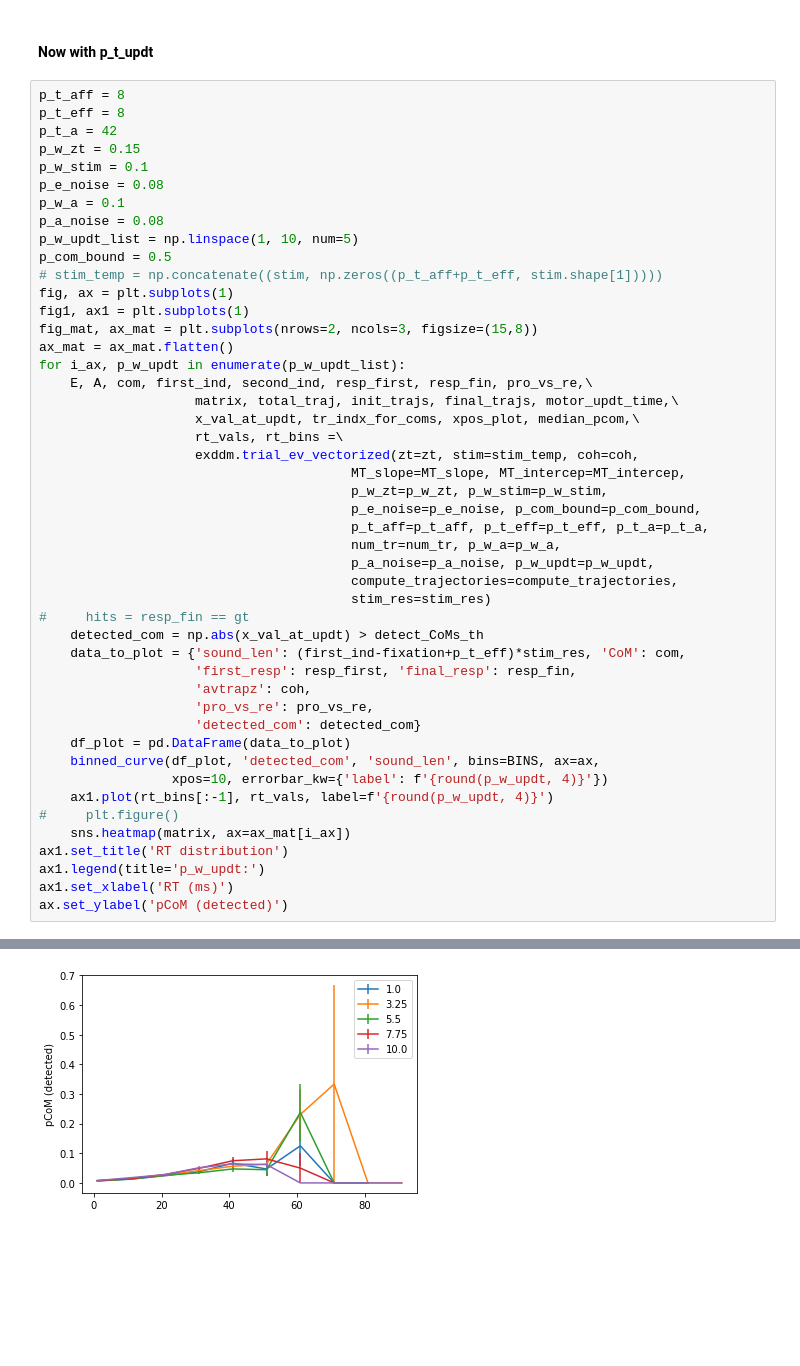
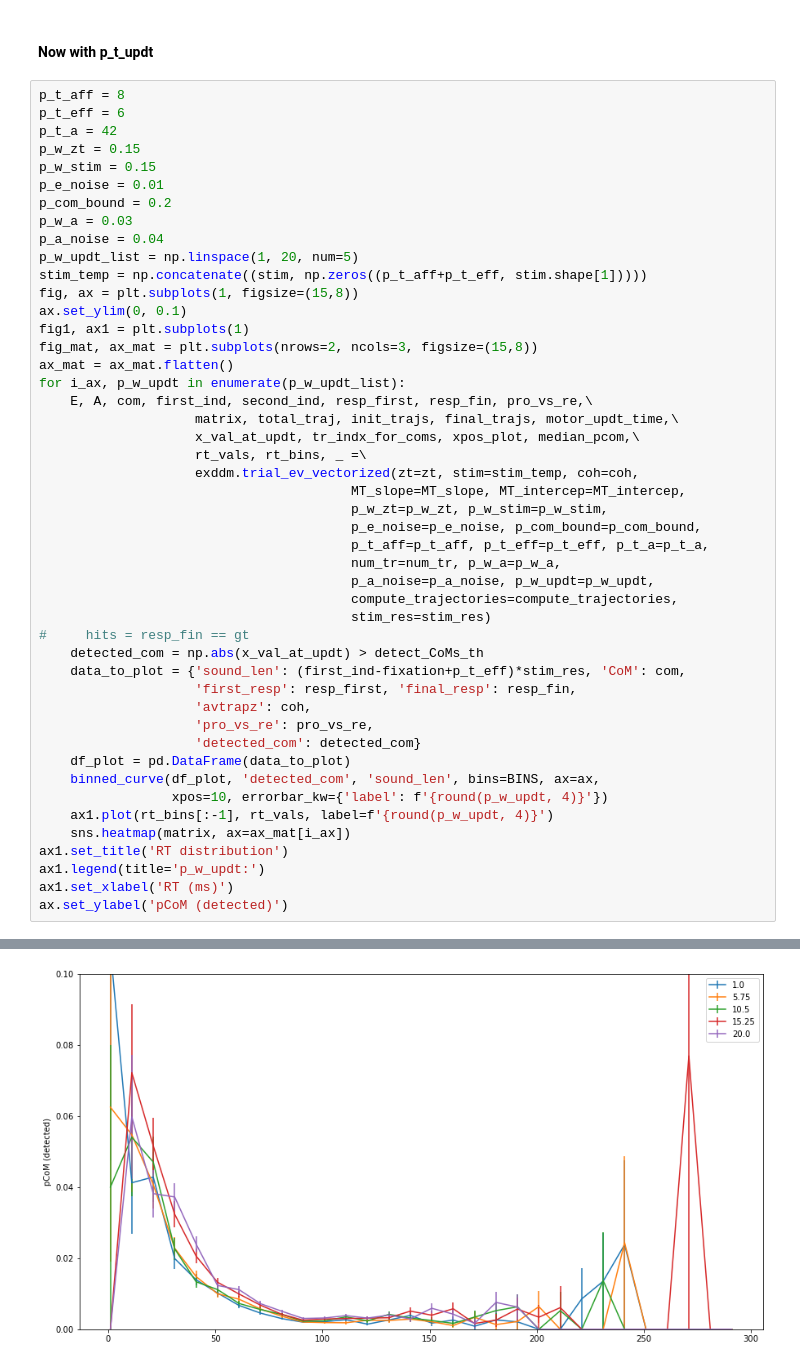
Before and after one commit to PastorJordi/custom_utils, a Jupyter notebook: notebooks/Parameter_analysis.ipynb, the cells around one changed output, grey strips where cells are left out. Cells and saved outputs as stored; diff of their text form; blank space fills up the shorter version.

Commit message:
changed parameters (pcom curve)

```diff
--- a/notebooks/Parameter_analysis.ipynb
+++ b/notebooks/Parameter_analysis.ipynb
@@ -576,17 +576,18 @@ Text(0, 0.5, 'pCoM (detected)')
 #### Now with p_t_updt
 # %%
 p_t_aff = 8
-p_t_eff = 8
+p_t_eff = 6
 p_t_a = 42
 p_w_zt = 0.15
-p_w_stim = 0.1
-p_e_noise = 0.08
-p_w_a = 0.1
-p_a_noise = 0.08
-p_w_updt_list = np.linspace(1, 10, num=5)
-p_com_bound = 0.5
-# stim_temp = np.concatenate((stim, np.zeros((p_t_aff+p_t_eff, stim.shape[1]))))
-fig, ax = plt.subplots(1)
+p_w_stim = 0.15
+p_e_noise = 0.01
+p_com_bound = 0.2
+p_w_a = 0.03
+p_a_noise = 0.04
+p_w_updt_list = np.linspace(1, 20, num=5)
+stim_temp = np.concatenate((stim, np.zeros((p_t_aff+p_t_eff, stim.shape[1]))))
+fig, ax = plt.subplots(1, figsize=(15,8))
+ax.set_ylim(0, 0.1)
 fig1, ax1 = plt.subplots(1)
 fig_mat, ax_mat = plt.subplots(nrows=2, ncols=3, figsize=(15,8))
 ax_mat = ax_mat.flatten()
@@ -594,7 +595,7 @@ for i_ax, p_w_updt in enumerate(p_w_updt_list):
     E, A, com, first_ind, second_ind, resp_first, resp_fin, pro_vs_re,\
                     matrix, total_traj, init_trajs, final_trajs, motor_updt_time,\
                     x_val_at_updt, tr_indx_for_coms, xpos_plot, median_pcom,\
-                    rt_vals, rt_bins =\
+                    rt_vals, rt_bins, _ =\
                     exddm.trial_ev_vectorized(zt=zt, stim=stim_temp, coh=coh,
                                         MT_slope=MT_slope, MT_intercep=MT_intercep,
                                         p_w_zt=p_w_zt, p_w_stim=p_w_stim,
@@ -615,7 +616,6 @@ for i_ax, p_w_updt in enumerate(p_w_updt_list):
     binned_curve(df_plot, 'detected_com', 'sound_len', bins=BINS, ax=ax,
                  xpos=10, errorbar_kw={'label': f'{round(p_w_updt, 4)}'})
     ax1.plot(rt_bins[:-1], rt_vals, label=f'{round(p_w_updt, 4)}')
-#     plt.figure()
     sns.heatmap(matrix, ax=ax_mat[i_ax])
 ax1.set_title('RT distribution')
 ax1.legend(title='p_w_updt:')
@@ -636 +636 @@ Text(0, 0.5, 'pCoM (detected)')
-[figure, old version]
+[figure, new version]
```
Also changed, not shown: parts of 1 cell of this notebook, 1 other file.
